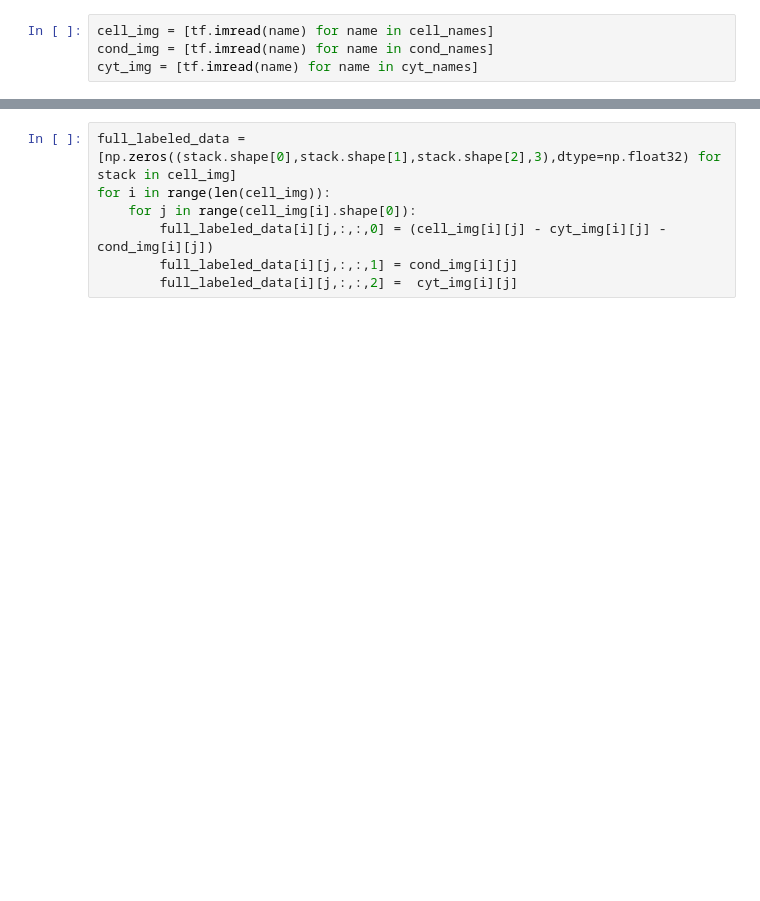
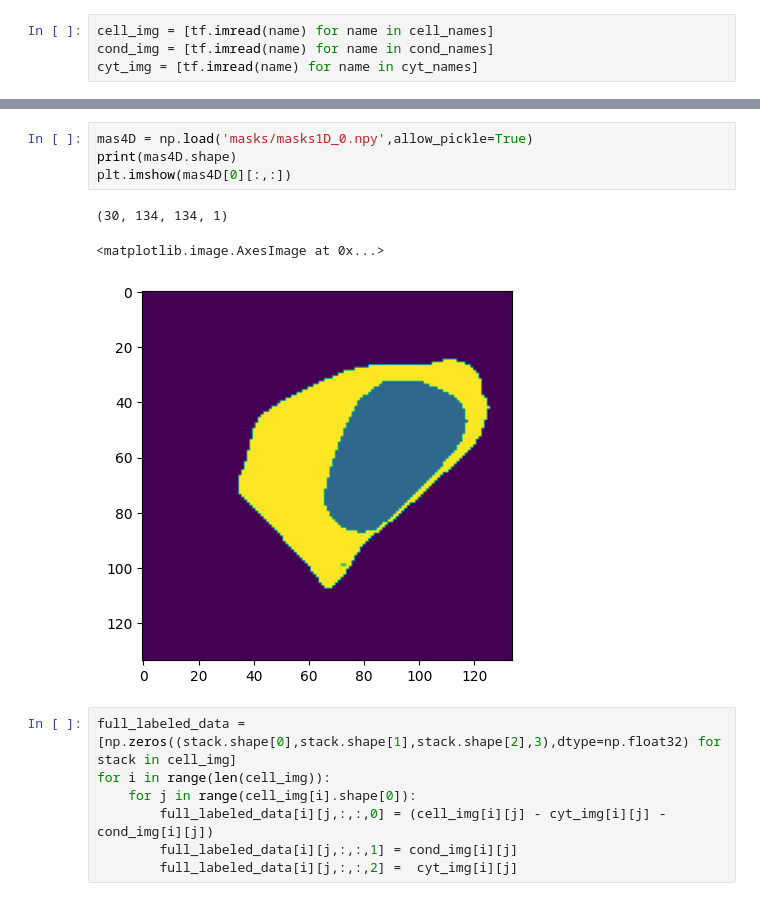
Before and after one commit to HugoLeRoy94/Unet_HEK_Cells, a Jupyter notebook: prepare_mask.ipynb, the cells around one changed output, grey strips where cells are left out. Saved outputs shown, nothing was run; the diff lists cells and outputs as text; blank space fills up the shorter version.

```diff
--- a/prepare_mask.ipynb
+++ b/prepare_mask.ipynb
@@ -25,3 +38,11 @@ plt.imshow(cell_img[0][0] - cyt_img[0][0] - cond_img[0][0])
+# %%
+mas4D = np.load('masks/masks1D_0.npy',allow_pickle=True)
+print(mas4D.shape)
+plt.imshow(mas4D[0][:,:])
+# %% [output]
+(30, 134, 134, 1)
+<matplotlib.image.AxesImage at 0x...>
+[figure, added]
 # %%
 full_labeled_data = [np.zeros((stack.shape[0],stack.shape[1],stack.shape[2],3),dtype=np.float32) for stack in cell_img]
 for i in range(len(cell_img)):
```
Also changed, not shown: parts of 5 cells of this notebook, 5 other files.
